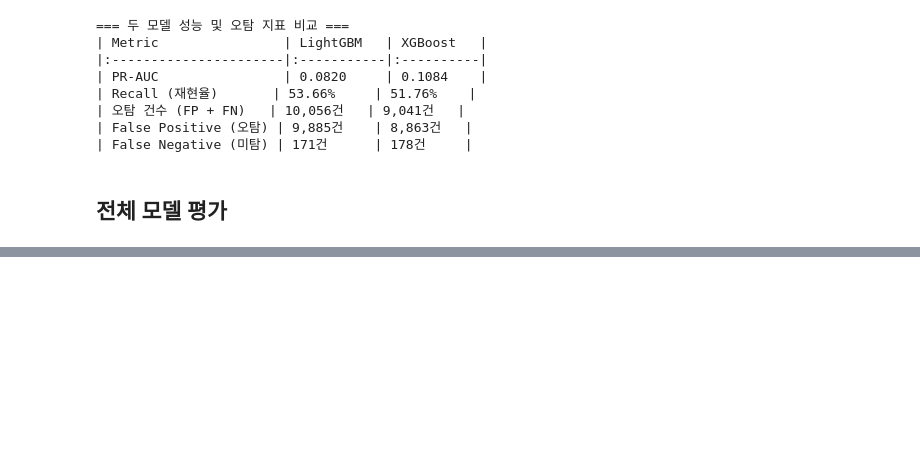
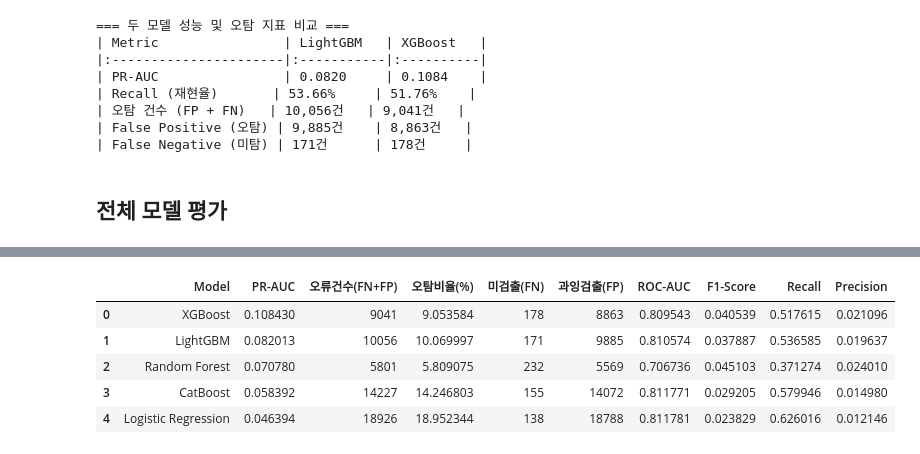
Before and after one commit to ancestor9/Listeria, a Jupyter notebook: Listeria_02_Extract_Data_predict.ipynb, the cells around one changed output, grey strips where cells are left out. Saved outputs shown, nothing was run; the diff lists cells and outputs as text; code cells hidden in the pictures; blank space fills up the shorter version.

```diff
--- a/Listeria_02_Extract_Data_predict.ipynb
+++ b/Listeria_02_Extract_Data_predict.ipynb
@@ -935,0 +936,9 @@ weighted avg       0.99      0.86      0.92     99861
+# %%
+summary_df
+# %% [output]
+|  | Model | PR-AUC | 오류건수(FN+FP) | 오탐비율(%) | 미검출(FN) | 과잉검출(FP) | ROC-AUC | F1-Score | Recall | Precision |
+| 0 | XGBoost | 0.108430 | 9041 | 9.053584 | 178 | 8863 | 0.809543 | 0.040539 | 0.517615 | 0.021096 |
+| 1 | LightGBM | 0.082013 | 10056 | 10.069997 | 171 | 9885 | 0.810574 | 0.037887 | 0.536585 | 0.019637 |
+| 2 | Random Forest | 0.070780 | 5801 | 5.809075 | 232 | 5569 | 0.706736 | 0.045103 | 0.371274 | 0.024010 |
+| 3 | CatBoost | 0.058392 | 14227 | 14.246803 | 155 | 14072 | 0.811771 | 0.029205 | 0.579946 | 0.014980 |
+| 4 | Logistic Regression | 0.046394 | 18926 | 18.952344 | 138 | 18788 | 0.811781 | 0.023829 | 0.626016 | 0.012146 |
```
Also changed, not shown: parts of 1 cell of this notebook.
